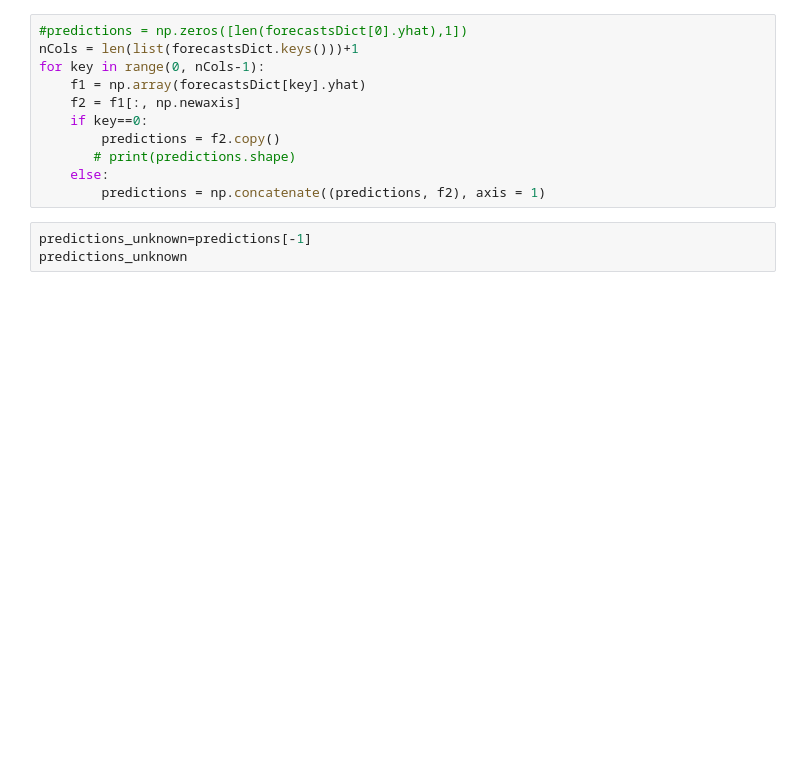
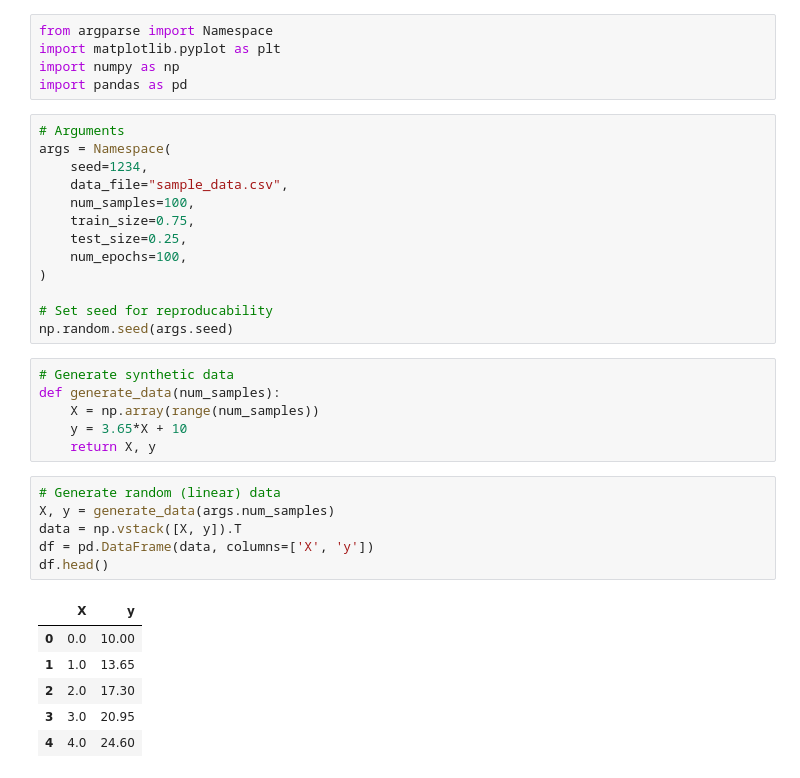
Before and after one commit to adomni/usfFall2019, a Jupyter notebook: Tuo_workingfolder/TryPredictFutureSales.ipynb, the cells around one changed output. Drawn from its saved outputs; the diff is of its cells as text; blank space fills up the shorter version.

Commit message:
testing linear regression

```diff
--- a/Tuo_workingfolder/TryPredictFutureSales.ipynb
+++ b/Tuo_workingfolder/TryPredictFutureSales.ipynb
@@ -374,14 +1,37 @@ for node in range(len(monthly_shop_sales)):
-# %%
-#predictions = np.zeros([len(forecastsDict[0].yhat),1])
-nCols = len(list(forecastsDict.keys()))+1
-for key in range(0, nCols-1):
-    f1 = np.array(forecastsDict[key].yhat)
-    f2 = f1[:, np.newaxis]
-    if key==0:
-        predictions = f2.copy()
-       # print(predictions.shape)
-    else:
-        predictions = np.concatenate((predictions, f2), axis = 1)
-# %%
-predictions_unknown=predictions[-1]
-predictions_unknown
+# %%
+from argparse import Namespace
+import matplotlib.pyplot as plt
+import numpy as np
+import pandas as pd
+# %%
+# Arguments
+args = Namespace(
+    seed=1234,
+    data_file="sample_data.csv",
+    num_samples=100,
+    train_size=0.75,
+    test_size=0.25,
+    num_epochs=100,
+)
+
+# Set seed for reproducability
+np.random.seed(args.seed)
+# %%
+# Generate synthetic data
+def generate_data(num_samples):
+    X = np.array(range(num_samples))
+    y = 3.65*X + 10
+    return X, y
+# %%
+# Generate random (linear) data
+X, y = generate_data(args.num_samples)
+data = np.vstack([X, y]).T
+df = pd.DataFrame(data, columns=['X', 'y'])
+df.head()
+# %% [output]
+|  | X | y |
+| 0 | 0.0 | 10.00 |
+| 1 | 1.0 | 13.65 |
+| 2 | 2.0 | 17.30 |
+| 3 | 3.0 | 20.95 |
+| 4 | 4.0 | 24.60 |
```
Also changed, not shown: parts of 59 cells of this notebook.
